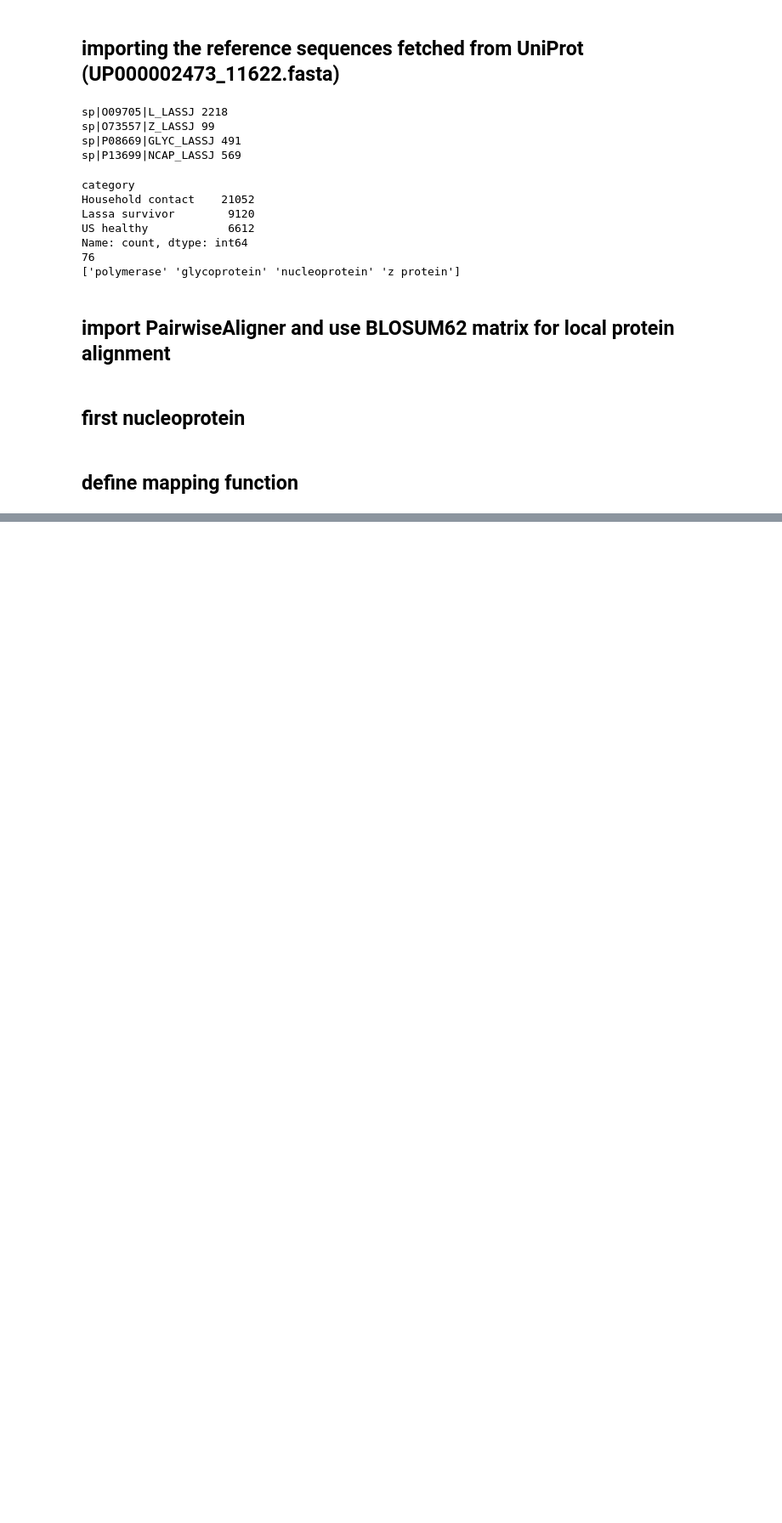
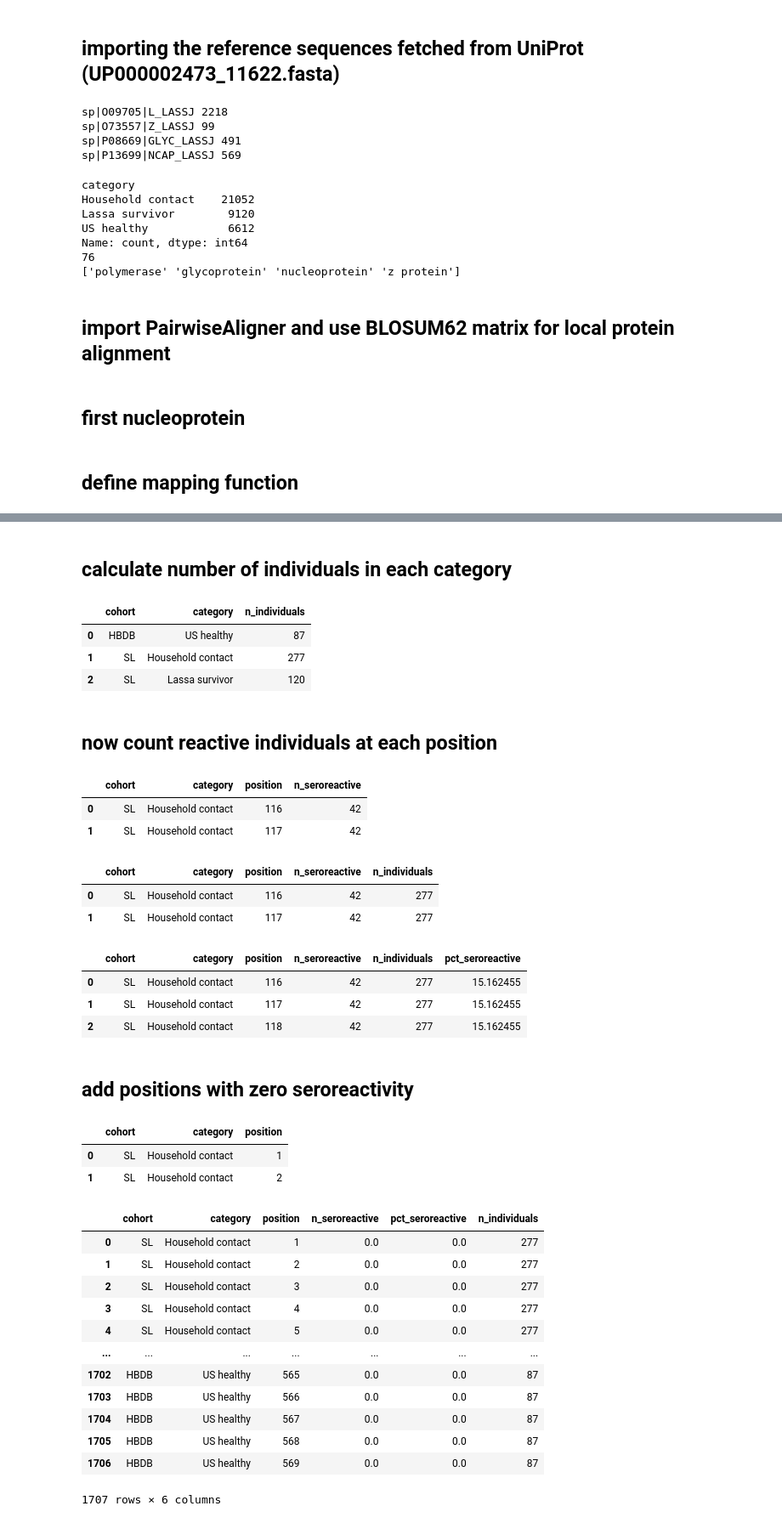
Before and after one commit to sporak577/lasv_phipseq_2026, a Jupyter notebook: draw_signal_to_LASV_proteome.ipynb, the cells around one changed output, grey strips where cells are left out. Shown at 85% size. Saved outputs shown, nothing was run; the diff lists cells and outputs as text; code cells hidden in the pictures; blank space fills up the shorter version.

```diff
--- a/draw_signal_to_LASV_proteome.ipynb
+++ b/draw_signal_to_LASV_proteome.ipynb
@@ -155,0 +190,36 @@ np_mapping.sort_values("alignment_length").head(10)
+# %% [markdown]
+## calculate number of individuals in each category
+# %%
+group_sizes = (
+    np[['individual', 'cohort', 'category']].drop_duplicates().groupby(['cohort', 'category']).size().rename('n_individuals').reset_index()
+)
+
+group_sizes
+# %% [output]
+|  | cohort | category | n_individuals |
+| 0 | HBDB | US healthy | 87 |
+| 1 | SL | Household contact | 277 |
+| 2 | SL | Lassa survivor | 120 |
+# %% [markdown]
+## now count reactive individuals at each position
+# %%
+position_counts = (
+    reactive_residues.groupby(['cohort', 'category', 'position'])['individual'] #reactive residues only include SL individuals
+    .nunique()
+    .rename('n_seroreactive')
+    .reset_index()
+)
+
+position_counts.head(2)
+# %% [output]
+|  | cohort | category | position | n_seroreactive |
+| 0 | SL | Household contact | 116 | 42 |
+| 1 | SL | Household contact | 117 | 42 |
+# %%
+position_summary = position_counts.merge(group_sizes, on=['cohort', 'category'], how='left')
+
+position_summary.head(2)
+# %% [output]
+|  | cohort | category | position | n_seroreactive | n_individuals |
+| 0 | SL | Household contact | 116 | 42 | 277 |
+| 1 | SL | Household contact | 117 | 42 | 277 |
@@ -155,0 +230,21 @@ np_mapping.sort_values("alignment_length").head(10)
+# %%
+position_summary.head(3)
+# %% [output]
+|  | cohort | category | position | n_seroreactive | n_individuals | pct_seroreactive |
+| 0 | SL | Household contact | 116 | 42 | 277 | 15.162455 |
+| 1 | SL | Household contact | 117 | 42 | 277 | 15.162455 |
+| 2 | SL | Household contact | 118 | 42 | 277 | 15.162455 |
+# %% [markdown]
+## add positions with zero seroreactivity
+# %%
+all_positions = pd.DataFrame({'position': range(1, len(ref) + 1)}) #initiate a dataframe with one column
+
+groups = np[['cohort', 'category']].drop_duplicates()
+
+complete_grid = groups.merge(all_positions, how='cross')
+
+complete_grid.head(2)
+# %% [output]
+|  | cohort | category | position |
+| 0 | SL | Household contact | 1 |
+| 1 | SL | Household contact | 2 |
@@ -155,0 +266,16 @@ np_mapping.sort_values("alignment_length").head(10)
+# %%
+position_summary
+# %% [output]
+|  | cohort | category | position | n_seroreactive | pct_seroreactive | n_individuals |
+| 0 | SL | Household contact | 1 | 0.0 | 0.0 | 277 |
+| 1 | SL | Household contact | 2 | 0.0 | 0.0 | 277 |
+| 2 | SL | Household contact | 3 | 0.0 | 0.0 | 277 |
+| 3 | SL | Household contact | 4 | 0.0 | 0.0 | 277 |
+| 4 | SL | Household contact | 5 | 0.0 | 0.0 | 277 |
+| ... | ... | ... | ... | ... | ... | ... |
+| 1702 | HBDB | US healthy | 565 | 0.0 | 0.0 | 87 |
+| 1703 | HBDB | US healthy | 566 | 0.0 | 0.0 | 87 |
+| 1704 | HBDB | US healthy | 567 | 0.0 | 0.0 | 87 |
+| 1705 | HBDB | US healthy | 568 | 0.0 | 0.0 | 87 |
+| 1706 | HBDB | US healthy | 569 | 0.0 | 0.0 | 87 |
+1707 rows × 6 columns
```
Also changed, not shown: parts of 17 cells of this notebook.
